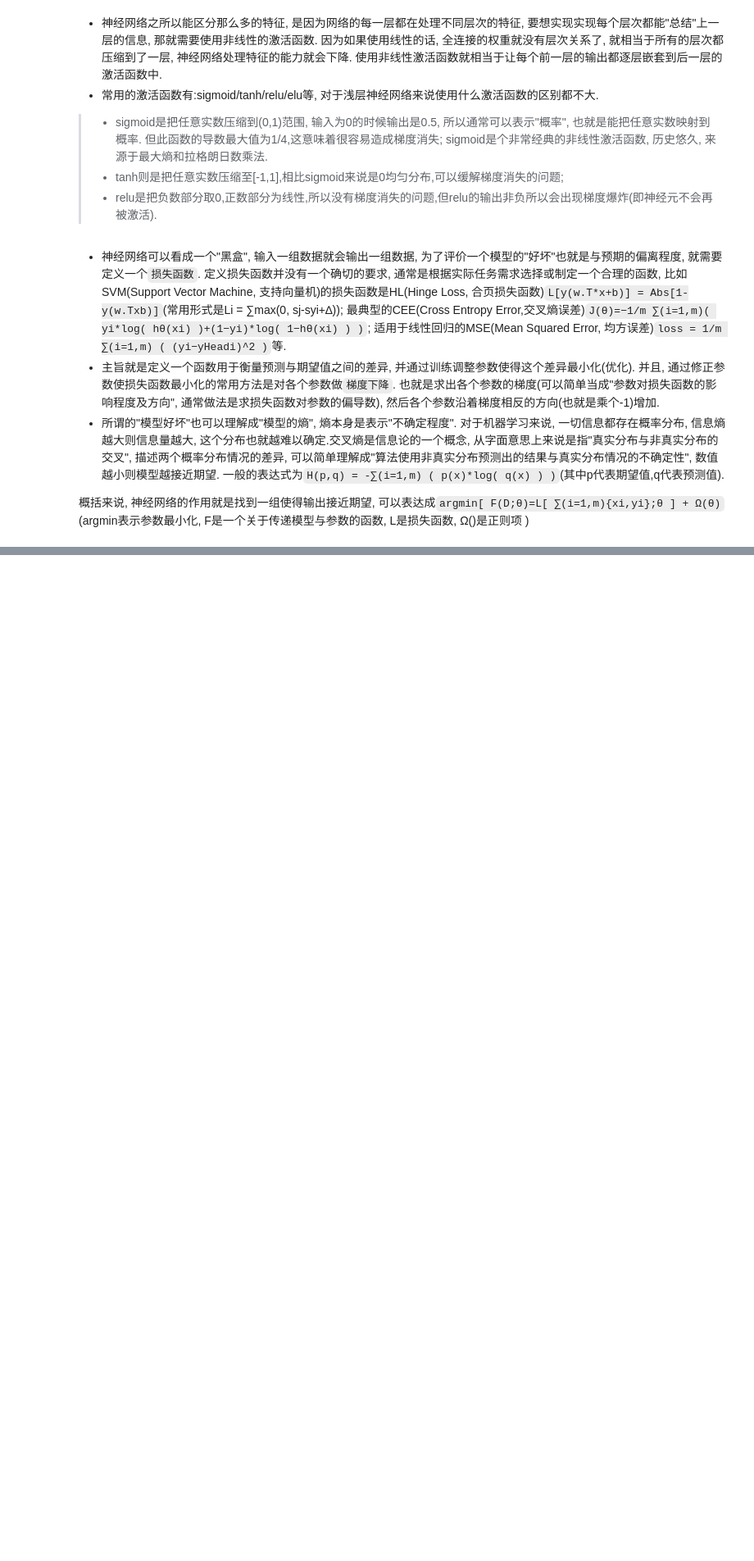
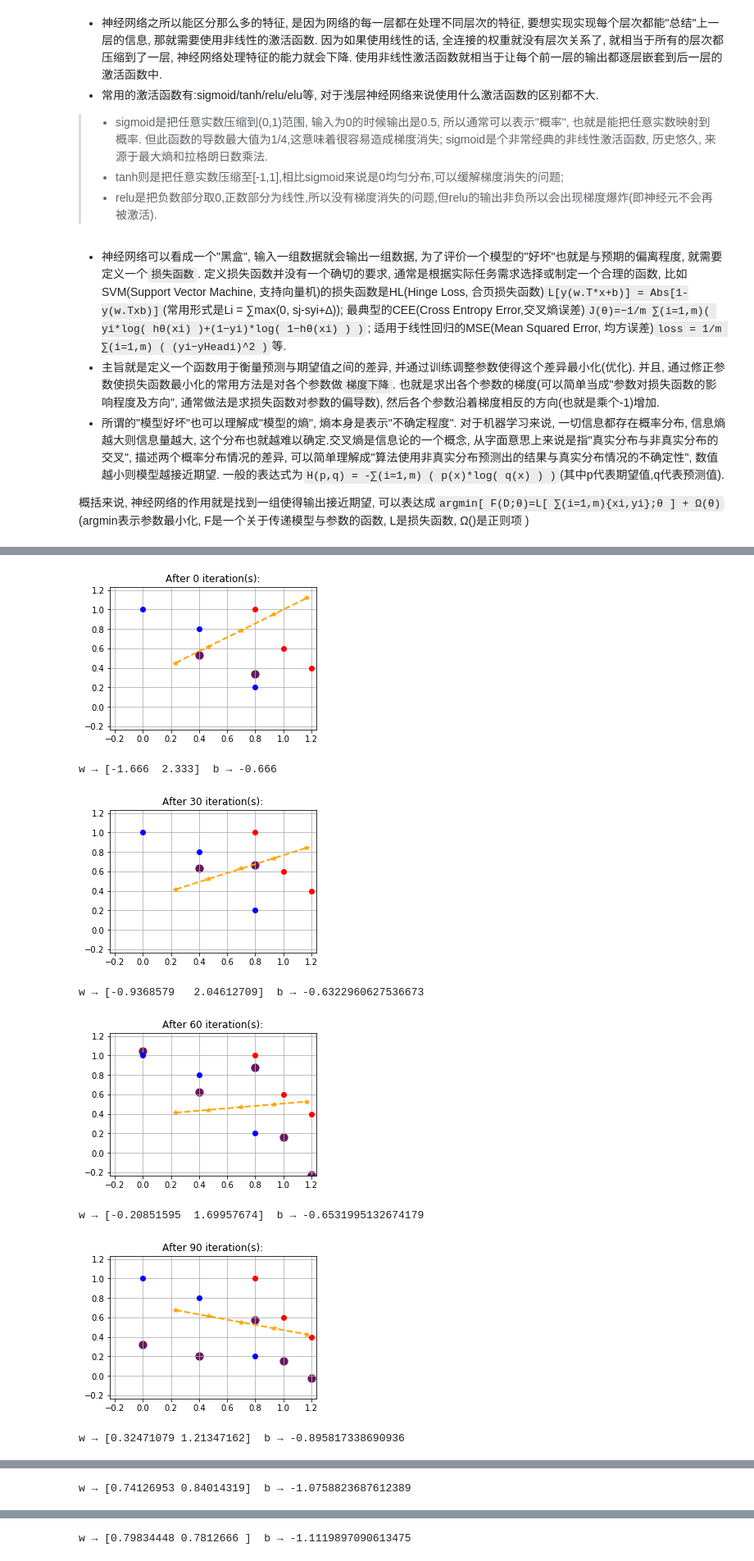
Before and after one commit to HookeLiu/notes, a Jupyter notebook: AI/0_0fundamentalsOfANN.ipynb, the cells around one changed output, grey strips where cells are left out. Shown: that part at 82% size. Cells and saved outputs as stored; diff of their text form; code cells hidden in the pictures; blank space fills up the shorter version.

```diff
--- a/AI/0_0fundamentalsOfANN.ipynb
+++ b/AI/0_0fundamentalsOfANN.ipynb
@@ -7,10 +16,8 @@
 # %%
 # 绘制Sigmoid函数以便观察
-import numpy as np              # numpy是一个python上的基础数学库, 方便对数组计算
-import matplotlib.pyplot as plt # matplotlib是一个简单的会图库, 可以方便地函数绘图
 def sigmoid(x):
     # f(x)=1/(1+e^-x), 求导:f'(x) = f(x) * (1 - f(x))
-    return 1 / ( 1 + np.exp(-x) )
+    return 1 / ( 1 + np.exp(-1*x) )
 def deriv_sigmoid(x):
     fx = sigmoid(x)
     return fx * (1 - fx)
@@ -107,0 +154,73 @@ for i in range(x.shape[0]):
+# %%
+def train(w, b, data, lable, epochs = 100, LR = 0.0616471607, inDebugMode = False):
+    # LR, Learn Rate, 超参数_学习率, 选值通常很小, 根据程序员的经验和模型表现进行调试. 也常用随着LR随着epoch增加而减小的方法来改善收敛.
+    predcs = np.zeros(np.shape(data)[0])                      # 记录模型对整个数据集的输出, 以便求总体平均误差
+    select = -1                                               # 记录被错误分类数据的索引, 只针对分错的数据更新参数
+    count  = 0
+    for epoch in range(epochs):
+        for idx in range( len(data) ):                        # 依次对数据集中的每一个数据迭代一次, 总共迭代len(data)*epoch次
+            # 按照上述常规套路的4步中的后3步训练感知机
+            otpt = neron(data[idx], w, b)                     # 输入数据预测结果
+            Yout = otpt.get("out")
+            pred = 1 if Yout > 0.5 else 0
+            loss = loss_MSE(Yout, lable[idx])
+            if loss > 0.2139223150:                           # 根据误差判断是否需要训练
+                select = idx
+                # 误差过大: 尝试优化损失函数, 调整参数使其输出最小化
+                    # 求梯度(因为损失函数的输入值是神经元的输出值, 所以连续可导, 使用链式求导法求神经元的参数):
+                    # ∂Loss/∂w = ∂loss/∂Yout * ∂Yout/∂inSum * ∂inSum/∂w = (0-2lable+2Yout) * deriv_sigmoid(inSum) * (x+0)
+                            #  ≈ (-lable+Yout) * deriv_sigmoid(inSum) * x (因为系数2只影响每次更新的步长, 所以认为成1方便计算)
+                    # ∂Loss/∂b = ∂Loss/∂Yout * ∂Yout/∂inSum  * ∂Yout/∂w = 2(-lable+Yout)*deriv_sigmoid(inSum)*1
+                            #  ≈ (-lable+Yout)*deriv_sigmoid(inSum) (为了方便计算)
+                inSum = otpt.get("inSum")
+                dLoss_dW = (-lable[select]+Yout) * deriv_sigmoid(inSum) * data[select]
+                dLoss_dB = (-lable[select]+Yout) * deriv_sigmoid(inSum)
+                #print("*----*debug:idx,data,Yout,pred,dLoss_dW,dLoss_dB",idx,data[select],Yout,pred,dLoss_dW,dLoss_dB)
+                    # 梯度下降(更新参数)
+                w -= LR * dLoss_dW
+                b -= LR * dLoss_dB
+                count += 1
+        if select == -1:
+            break                                            # 不存在误分点就不需要训练
+        if (not inDebugMode):
+            if epoch % 10 == 0:                              # 每迭代10次输出当前状态并减小一点学习率
+                for ds in range( len( data ) ) :
+                    predcs[ds] = 1 if inSum > 0 else 0
+                print( "迭代第%dCycle，Loss%.5f" %( epoch+1, loss_MSE(predcs, lable) ) )
+                if LR > 0.001:
+                    LR -= 0.00002139223150
+            print( "对%d个Sample(s)共更新了%d次，共迭代%depochs" %( np.shape(data)[0], count, ( np.shape(data)[0] ) * (epoch+1) ) )
+        select = -1
+    return [w,b]
+
+# 训练, 并检查一下训练的成效
+# 这里为了方便可视化观察效果, 所以每次训练只迭代30次, 每次训练画一个图像
+x_axis = np.arange(0.233333, 1.33333, 0.233333)
+for ct in range(6):
+    plt.figure( figsize=(4.5, 3.2) ) # 比默认尺寸画得小一点(320*450)好观察变化
+    plt.xlim([-0.233,1.233])         # 固定坐标轴取消自动缩放, 以便对比
+    plt.ylim([-0.233,1.233])
+    plt.grid(True)
+    for i in range( len(x) ):
+        plt.scatter(x[i][0], x[i][0]*w[0]+x[i][1]*w[1]+b, c="#65165C", s=85 )
+        if l[i] == 1:
+            plt.plot(x[i][0], x[i][1], 'ro')
+        else:
+            plt.plot(x[i][0], x[i][1], 'bo')
+    deline = (-1 * b -1 * w[0] * x_axis)/w[1]
+    plt.plot(x_axis, deline, marker="*", linewidth=2, linestyle="--", color="orange")
+    plt.title("After "+ str(ct*30) +" iteration(s):")
+    plt.show()
+    print("w →", w, " b →", b)
+
+    parameters = train(w, b, x, l, 30, 0.1, True)
+    w, b = parameters[0], parameters[1]
+# %% [output]
+[figure, added]
+w → [-1.666  2.333]  b → -0.666
+[figure, added]
+w → [-0.9368579   2.04612709]  b → -0.6322960627536673
+[figure, added]
+w → [-0.20851595  1.69957674]  b → -0.6531995132674179
+[figure, added]
+w → [0.32471079 1.21347162]  b → -0.895817338690936
@@ -107,0 +228 @@ for i in range(x.shape[0]):
+w → [0.74126953 0.84014319]  b → -1.0758823687612389
@@ -108 +230,2 @@ for i in range(x.shape[0]):
+w → [0.79834448 0.7812666 ]  b → -1.1119897090613475
 # %%
```
Also changed, not shown: parts of 21 cells of this notebook.
